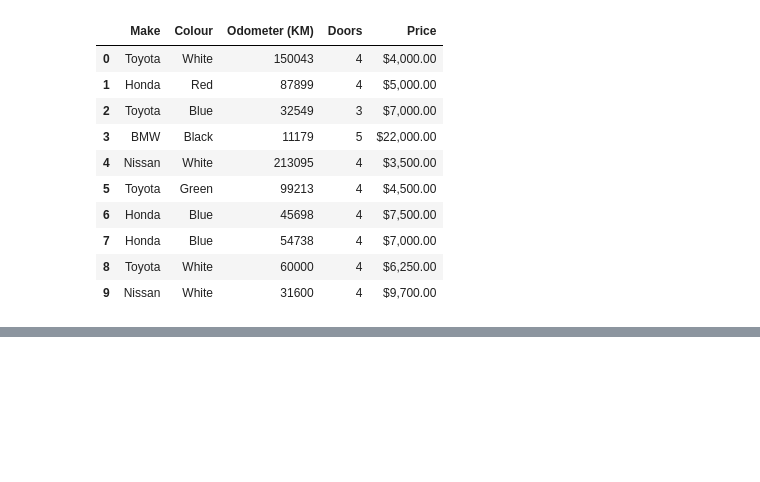
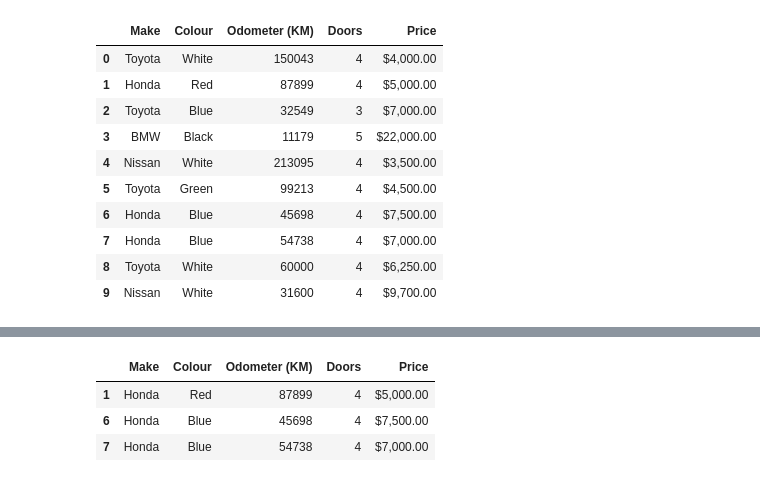
Before and after one commit to slayerrr12/PythonSage, a Jupyter notebook: BasicPandas/PandasBasic.ipynb, the cells around one changed output, grey strips where cells are left out. Saved outputs shown, nothing was run; the diff lists cells and outputs as text; code cells hidden in the pictures; blank space fills up the shorter version.

```diff
--- a/BasicPandas/PandasBasic.ipynb
+++ b/BasicPandas/PandasBasic.ipynb
@@ -370,0 +385,7 @@ NameError: name 'car_sales' is not defined
+# %%
+car_sales[car_sales["Make"]=="Honda"]
+# %% [output]
+|  | Make | Colour | Odometer (KM) | Doors | Price |
+| 1 | Honda | Red | 87899 | 4 | $5,000.00 |
+| 6 | Honda | Blue | 45698 | 4 | $7,500.00 |
+| 7 | Honda | Blue | 54738 | 4 | $7,000.00 |
```
Also changed, not shown: parts of 2 cells of this notebook.
